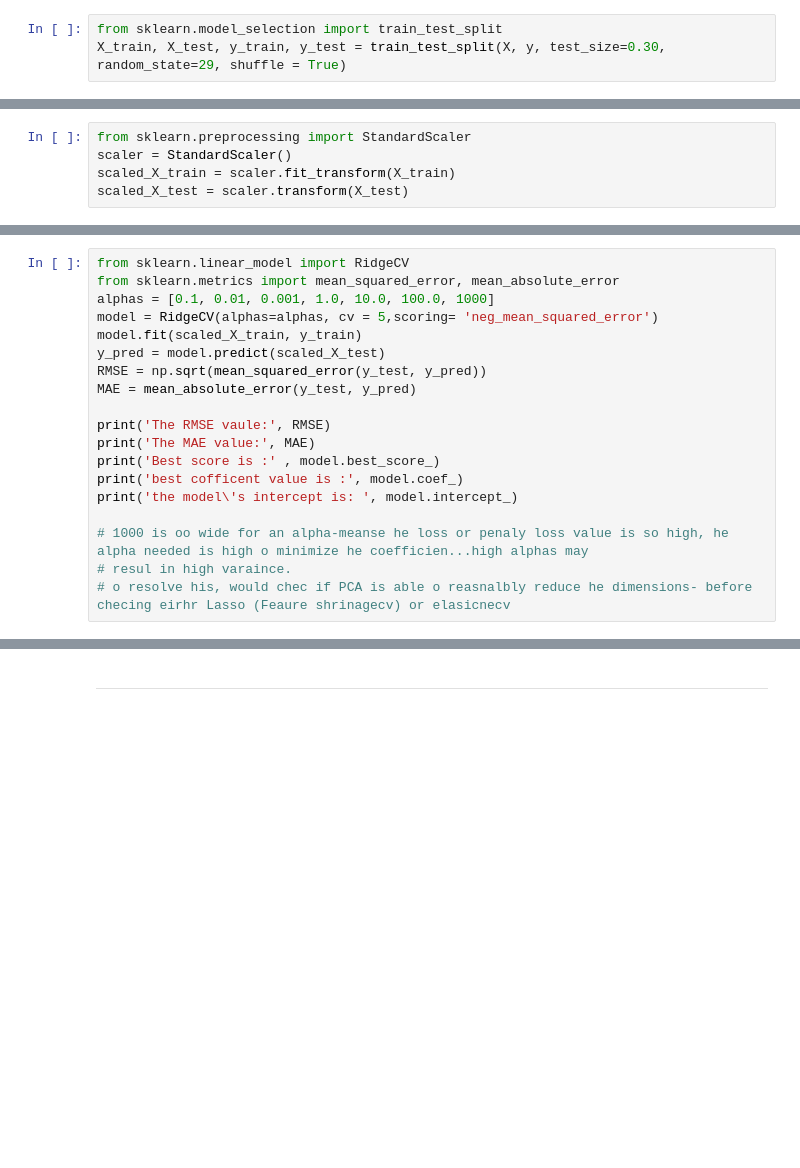
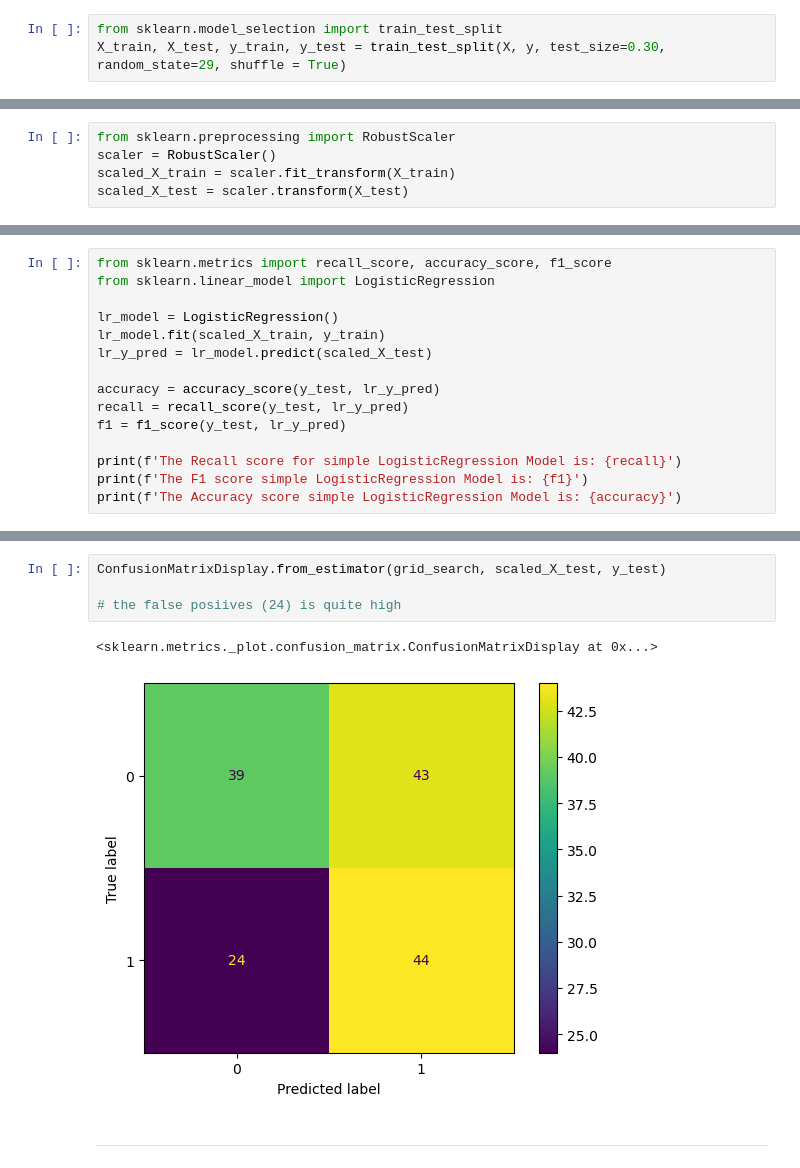
Before and after one commit to ProTeni/Predicting_Purchase_Likelihood, a Jupyter notebook: analyses.ipynb, the cells around one changed output, grey strips where cells are left out. Saved outputs shown, nothing was run; the diff lists cells and outputs as text; blank space fills up the shorter version.

Commit message:
Updated model

```diff
--- a/analyses.ipynb
+++ b/analyses.ipynb
@@ -260,5 +458,5 @@ X_train, X_test, y_train, y_test = train_test_split(X, y, test_size=0.30, random
 # %%
-from sklearn.preprocessing import StandardScaler
-scaler = StandardScaler()
+from sklearn.preprocessing import RobustScaler
+scaler = RobustScaler()
 scaled_X_train = scaler.fit_transform(X_train)
 scaled_X_test = scaler.transform(X_test)
@@ -276,19 +464,0 @@ dict_keys(['explained_variance', 'r2', 'max_error', 'neg_median_absolute_error',
-# %%
-from sklearn.linear_model import RidgeCV
-from sklearn.metrics import mean_squared_error, mean_absolute_error
-alphas = [0.1, 0.01, 0.001, 1.0, 10.0, 100.0, 1000]
-model = RidgeCV(alphas=alphas, cv = 5,scoring= 'neg_mean_squared_error')
-model.fit(scaled_X_train, y_train)
-y_pred = model.predict(scaled_X_test)
-RMSE = np.sqrt(mean_squared_error(y_test, y_pred))
-MAE = mean_absolute_error(y_test, y_pred)
-
-print('The RMSE vaule:', RMSE)
-print('The MAE value:', MAE)
-print('Best score is :' , model.best_score_)
-print('best cofficent value is :', model.coef_)
-print('the model\'s intercept is: ', model.intercept_)
-
-# 1000 is oo wide for an alpha-meanse he loss or penaly loss value is so high, he alpha needed is high o minimize he coefficien...high alphas may
-# resul in high varaince.
-# o resolve his, would chec if PCA is able o reasnalbly reduce he dimensions- before checing eirhr Lasso (Feaure shrinagecv) or elasicnecv
@@ -303,0 +468,15 @@ _<span style= "color: rgb(102, 186, 192);"> From the above, the LinAlgWarning (s
+# %%
+from sklearn.metrics import recall_score, accuracy_score, f1_score
+from sklearn.linear_model import LogisticRegression
+
+lr_model = LogisticRegression()
+lr_model.fit(scaled_X_train, y_train)
+lr_y_pred = lr_model.predict(scaled_X_test)
+
+accuracy = accuracy_score(y_test, lr_y_pred)
+recall = recall_score(y_test, lr_y_pred)
+f1 = f1_score(y_test, lr_y_pred)
+
+print(f'The Recall score for simple LogisticRegression Model is: {recall}')
+print(f'The F1 score simple LogisticRegression Model is: {f1}')
+print(f'The Accuracy score simple LogisticRegression Model is: {accuracy}')
@@ -304,2 +562,9 @@ _<span style= "color: rgb(102, 186, 192);"> From the above, the LinAlgWarning (s
+# %%
+ConfusionMatrixDisplay.from_estimator(grid_search, scaled_X_test, y_test)
+
+# the false posiives (24) is quite high
+# %% [output]
+<sklearn.metrics._plot.confusion_matrix.ConfusionMatrixDisplay at 0x...>
+[figure, added]
 # %% [markdown]
 ----
```
Also changed, not shown: parts of 70 cells of this notebook, 2 other files.
